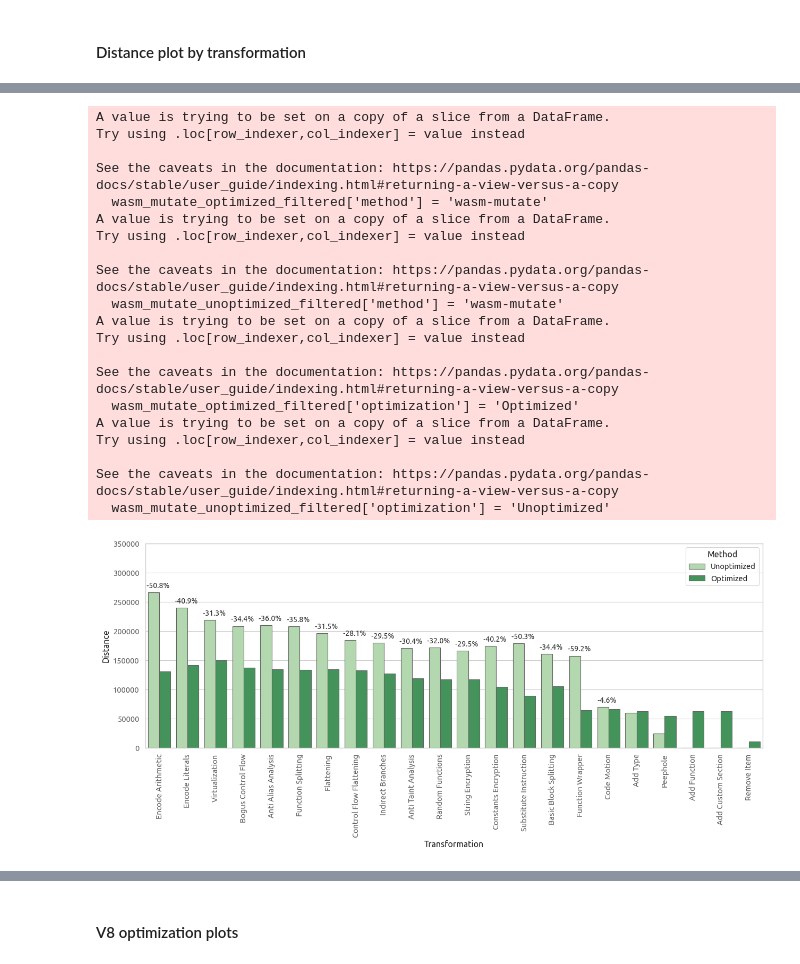
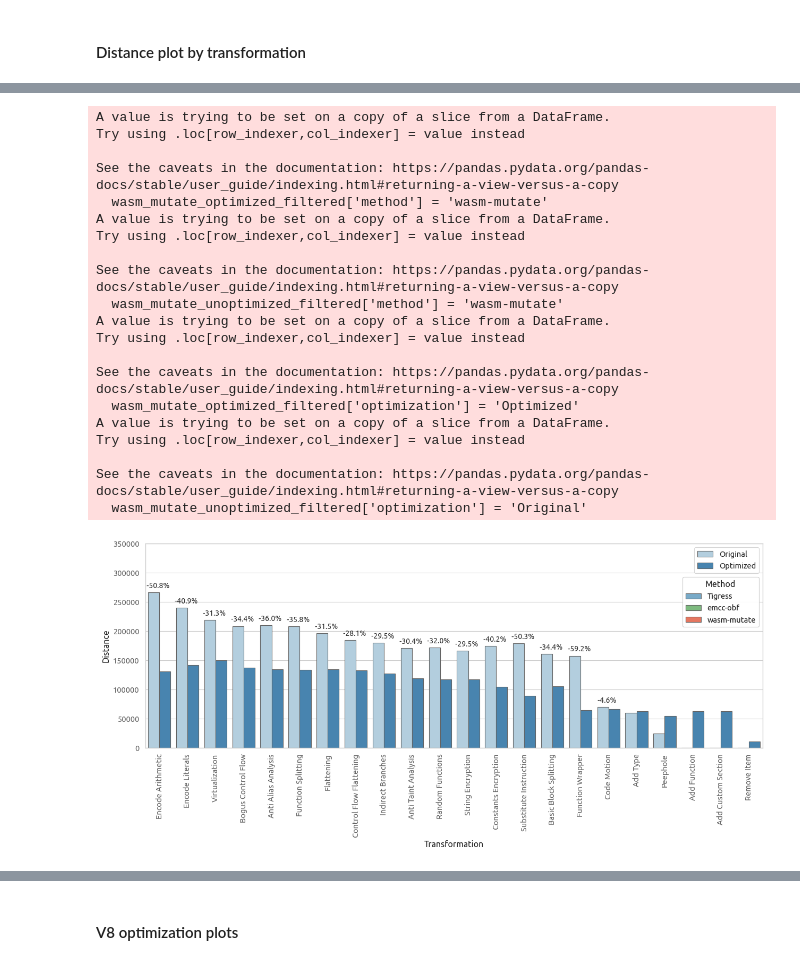
Before and after one commit to HakonHarnes/wasm-obf, a Jupyter notebook: analysis/optimization.ipynb, the cells around one changed output, grey strips where cells are left out. Drawn from its saved outputs; the diff is of its cells as text; code cells hidden in the pictures.

```diff
--- a/analysis/optimization.ipynb
+++ b/analysis/optimization.ipynb
@@ -129,8 +129,8 @@ def plot_distance_by_transformation(df, xlabel, palette=None, path=None):
                 hue='method',
                 dodge=False,
                 palette=palette,
-                errwidth=1.1,
-                capsize=0.15,
+                errwidth=1.0,
+                capsize=0.13,
                 edgecolor=edgecolor,
                 )
 
@@ -210,11 +210,10 @@ def plot_distance_by_transformation(df, xlabel, palette=None, path=None):
                 x='transformation_label',
                 y='distance',
                 hue='optimization',
-                #dodge=False,
                 errorbar=None,
                 palette=palette,
-                errwidth=1.1,
-                capsize=0.15,
+                errwidth=1.0,
+                capsize=0.13,
                 edgecolor=edgecolor,
                 )
 
@@ -235,8 +234,14 @@ def plot_distance_by_transformation(df, xlabel, palette=None, path=None):
 
     plt.xticks(rotation=90)
 
-    # Capitalize the first letter of the entries in the legend
-    plt.legend(title='Method', loc='upper right')
+    optimization_legend = ax.legend(title='', loc='upper right')
+    ax.add_artist(optimization_legend)
+
+    method_labels = df['method'].unique()
+    method_colors = ["#78AAC8", "#7DBA7F", "#E57760"]
+    method_handles = [Patch(facecolor=c, edgecolor=edgecolor, label=label) for label, c in zip(method_labels, method_colors)]
+    method_legend = plt.legend(method_handles, method_labels, title='Method', loc='upper right', bbox_to_anchor=(1, 0.855))
+    ax.add_artist(method_legend)
 
     plt.ylim(0, 350000)
 
@@ -264,39 +269,41 @@ wasm_mutate_unoptimized_filtered['method'] = 'wasm-mutate'
 # Add 'optimization' column to each dataframe
 tigress_optimized['optimization'] = 'Optimized'
 llvm_optimized['optimization'] = 'Optimized'
 wasm_mutate_optimized_filtered['optimization'] = 'Optimized'
 
-tigress_unoptimized['optimization'] = 'Unoptimized'
-llvm_unoptimized['optimization'] = 'Unoptimized'
-wasm_mutate_unoptimized_filtered['optimization'] = 'Unoptimized'
+tigress_unoptimized['optimization'] = 'Original'
+llvm_unoptimized['optimization'] = 'Original'
+wasm_mutate_unoptimized_filtered['optimization'] = 'Original'
 
 # Concatenate all dataframes in the desired order: tigress, llvm, wasm_mutate
 df_combined = pd.concat([tigress_optimized, llvm_optimized, wasm_mutate_optimized_filtered,
                          tigress_unoptimized, llvm_unoptimized, wasm_mutate_unoptimized_filtered], ignore_index=True)
 
-plot_distance_by_transformation(df_combined, xlabel='Transformation', palette="Greens", path='test_combined.png')
+plot_distance_by_transformation(df_combined, xlabel='Transformation', palette="Blues", path='./plots/effectiveness/distance-opt-transformations-blue.pdf')
+# plot_distance_by_transformation(df_combined, xlabel='Transformation', palette="Greens", path='./plots/effectiveness/distance-opt-transformations-green.pdf')
+# plot_distance_by_transformation(df_combined, xlabel='Transformation', palette="Reds", path='./plots/effectiveness/distance-opt-transformations-red.pdf')
 # %% [output]
 A value is trying to be set on a copy of a slice from a DataFrame.
 Try using .loc[row_indexer,col_indexer] = value instead
 
 See the caveats in the documentation: https://pandas.pydata.org/pandas-docs/stable/user_guide/indexing.html#returning-a-view-versus-a-copy
   wasm_mutate_optimized_filtered['method'] = 'wasm-mutate'
 A value is trying to be set on a copy of a slice from a DataFrame.
 Try using .loc[row_indexer,col_indexer] = value instead
 
 See the caveats in the documentation: https://pandas.pydata.org/pandas-docs/stable/user_guide/indexing.html#returning-a-view-versus-a-copy
   wasm_mutate_unoptimized_filtered['method'] = 'wasm-mutate'
 A value is trying to be set on a copy of a slice from a DataFrame.
 Try using .loc[row_indexer,col_indexer] = value instead
 
 See the caveats in the documentation: https://pandas.pydata.org/pandas-docs/stable/user_guide/indexing.html#returning-a-view-versus-a-copy
   wasm_mutate_optimized_filtered['optimization'] = 'Optimized'
 A value is trying to be set on a copy of a slice from a DataFrame.
 Try using .loc[row_indexer,col_indexer] = value instead
 
 See the caveats in the documentation: https://pandas.pydata.org/pandas-docs/stable/user_guide/indexing.html#returning-a-view-versus-a-copy
-  wasm_mutate_unoptimized_filtered['optimization'] = 'Unoptimized'
+  wasm_mutate_unoptimized_filtered['optimization'] = 'Original'
-[figure, old version]
+[figure, new version]
 # %%
 def plot_distance_by_iteration(df, palette=palette, path=None):
     plt.figure(figsize=(6,6))
```
Also changed, not shown: parts of 6 cells of this notebook, 4 other files.
